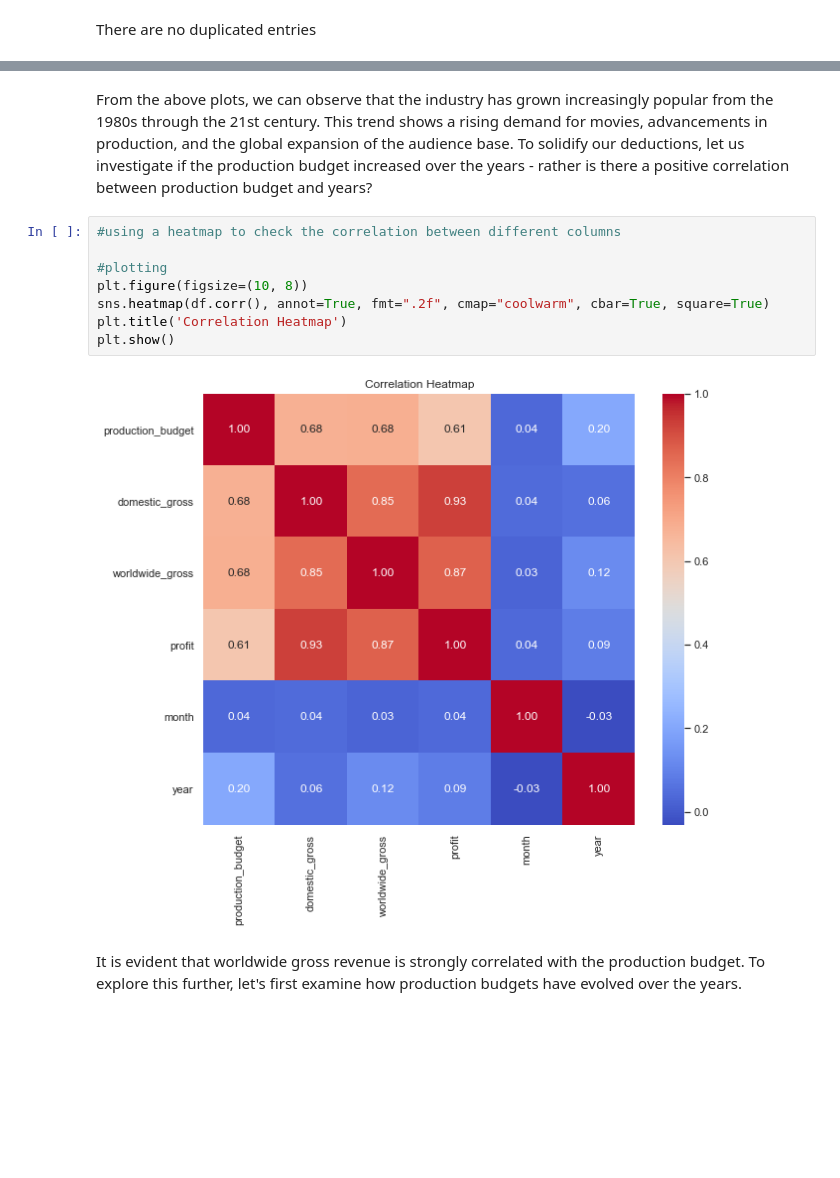
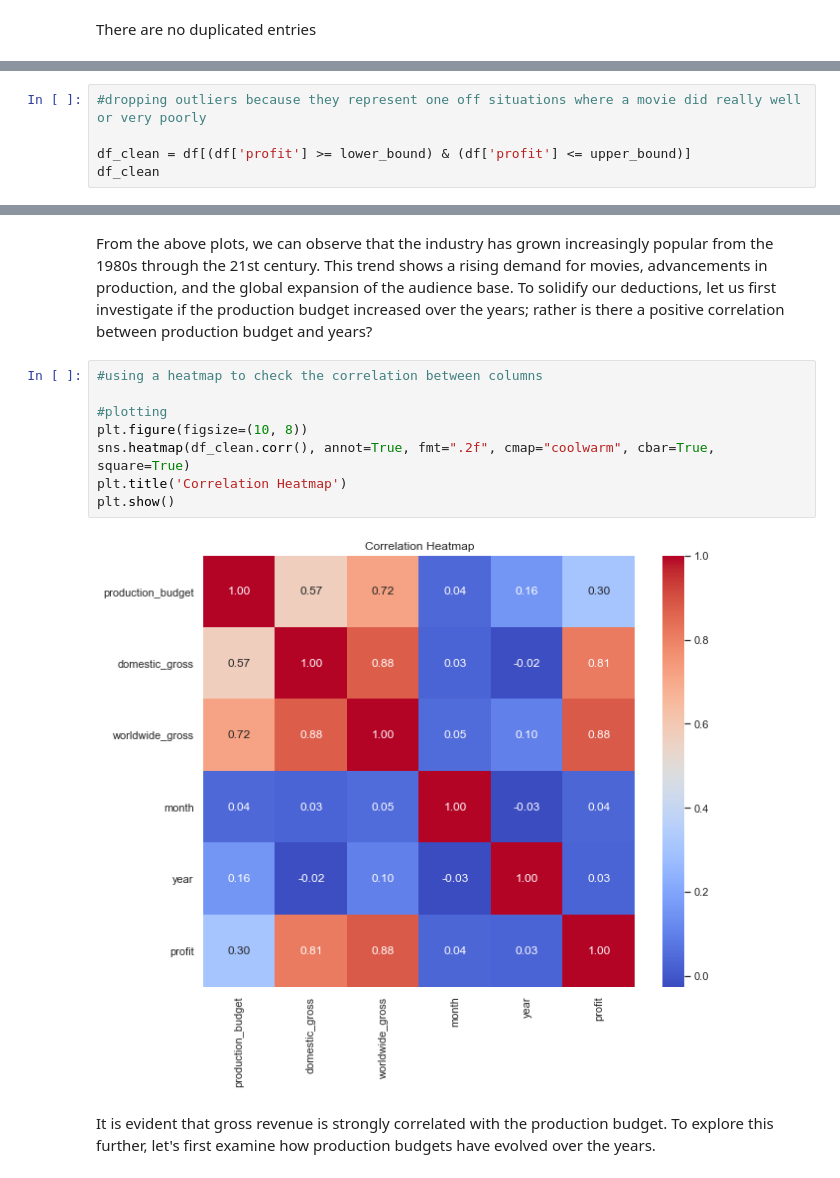
Before and after one commit to Kurgat-Bee/Phase2project, a Jupyter notebook: tnbugets.ipynb, the cells around one changed output, grey strips where cells are left out. Drawn from its saved outputs; the diff is of its cells as text; blank space fills up the shorter version.

```diff
--- a/tnbugets.ipynb
+++ b/tnbugets.ipynb
@@ -224,0 +191,5 @@ df
+# %%
+#dropping outliers because they represent one off situations where a movie did really well or very poorly
+
+df_clean = df[(df['profit'] >= lower_bound) & (df['profit'] <= upper_bound)]
+df_clean
@@ -252,18 +259,18 @@ plot_line('worldwide_gross')
 # %% [markdown]
 From the above plots, we can observe that the industry has grown increasingly popular from the 1980s through the 21st century.
-This trend shows a rising demand for movies, advancements in production, and the global expansion of the audience base. To solidify our deductions, let us investigate if the production budget increased over the years - rather is there a positive correlation between production budget and years?
+This trend shows a rising demand for movies, advancements in production, and the global expansion of the audience base. To solidify our deductions, let us first investigate if the production budget increased over the years; rather is there a positive correlation between production budget and years?
 # %%
-#using a heatmap to check the correlation between different columns
+#using a heatmap to check the correlation between columns
 
 #plotting
 plt.figure(figsize=(10, 8))
-sns.heatmap(df.corr(), annot=True, fmt=".2f", cmap="coolwarm", cbar=True, square=True)
+sns.heatmap(df_clean.corr(), annot=True, fmt=".2f", cmap="coolwarm", cbar=True, square=True)
 plt.title('Correlation Heatmap')
 plt.show()
 # %% [output]
-[figure, old version]
+[figure, new version]
 # %% [markdown]
-It is evident that worldwide gross revenue is strongly correlated with the production budget. To explore this further, let's first examine how production budgets have evolved over the years.
+It is evident that gross revenue is strongly correlated with the production budget. To explore this further, let's first examine how production budgets have evolved over the years.
 # %%
 #visualising this correlation using a scatter plot
 
```
Also changed, not shown: parts of 43 cells of this notebook.
